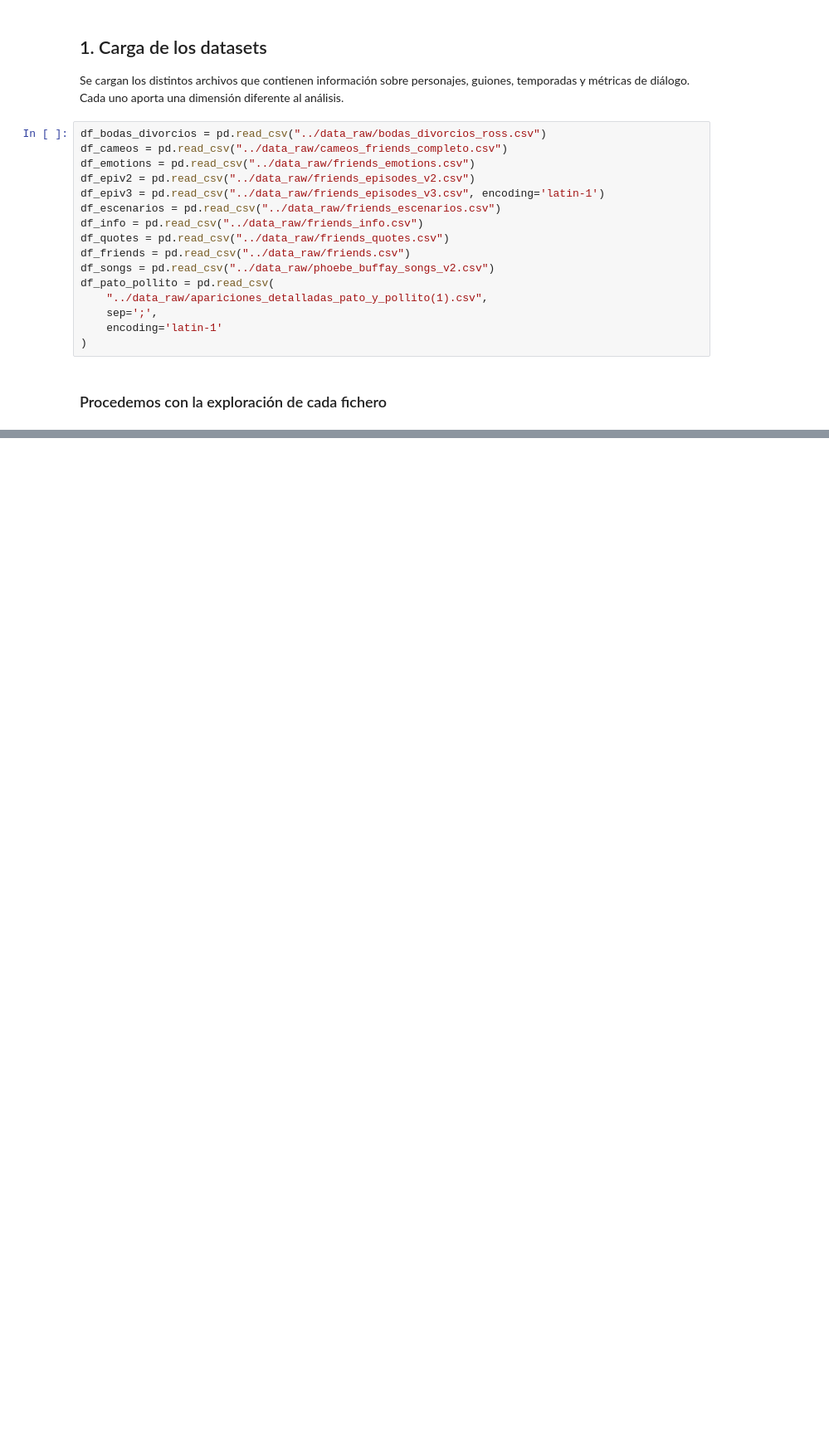
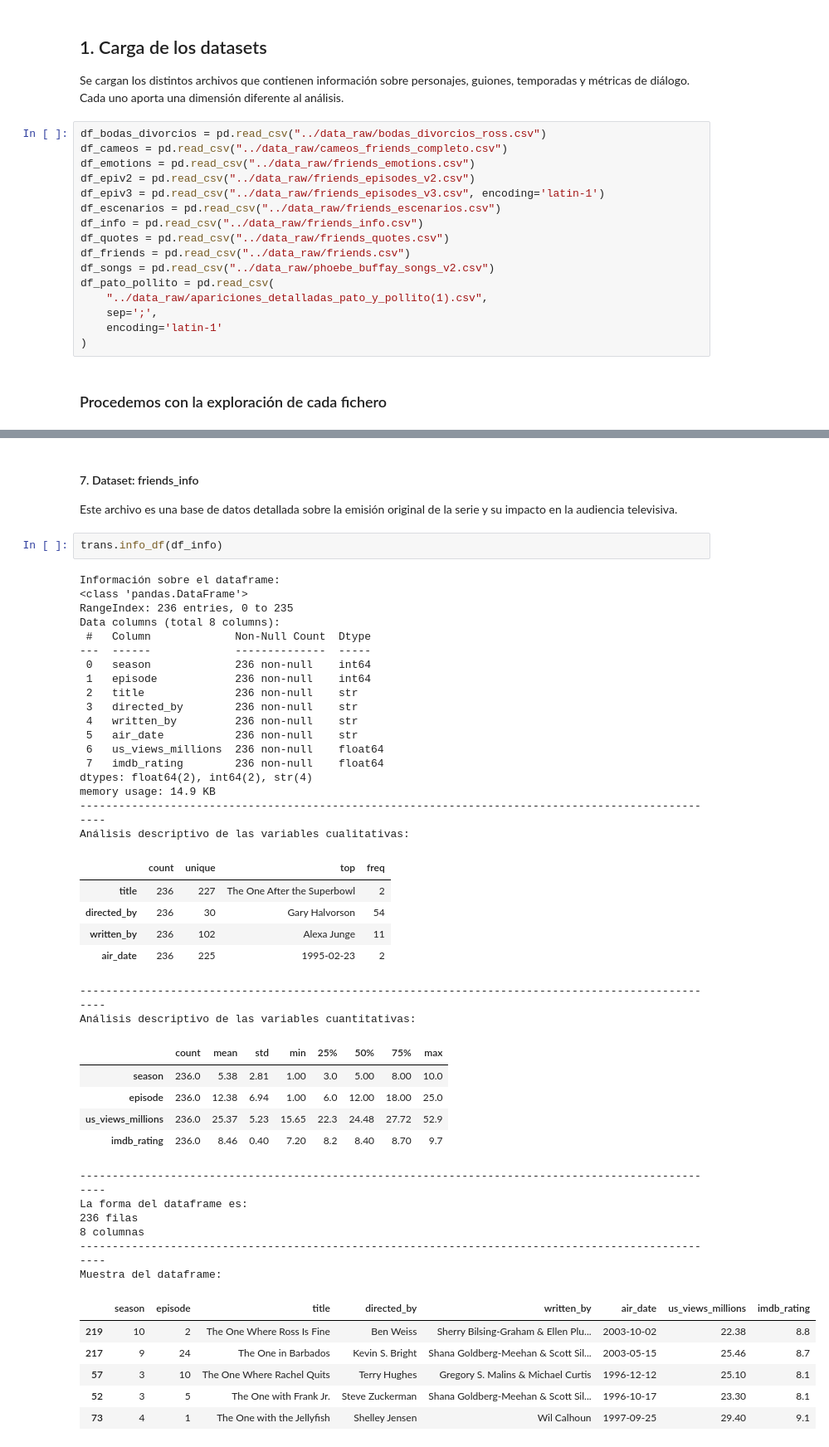
Before and after one commit to Dacil235/friends-analytics-workflow, a Jupyter notebook: notebooks/01_eda_friends.ipynb, the cells around one changed output, grey strips where cells are left out. Shown at 83% size. Cells and saved outputs as stored; diff of their text form; blank space fills up the shorter version.

```diff
--- a/notebooks/01_eda_friends.ipynb
+++ b/notebooks/01_eda_friends.ipynb
@@ -94,0 +470,49 @@ Muestra del dataframe:
+# %% [markdown]
+#### 7. Dataset: friends_info
+
+Este archivo es una base de datos detallada sobre la emisión original de la serie y su impacto en la audiencia televisiva.
+# %%
+trans.info_df(df_info)
+# %% [output]
+Información sobre el dataframe:
+<class 'pandas.DataFrame'>
+RangeIndex: 236 entries, 0 to 235
+Data columns (total 8 columns):
+ #   Column             Non-Null Count  Dtype
+---  ------             --------------  -----
+ 0   season             236 non-null    int64
+ 1   episode            236 non-null    int64
+ 2   title              236 non-null    str
+ 3   directed_by        236 non-null    str
+ 4   written_by         236 non-null    str
+ 5   air_date           236 non-null    str
+ 6   us_views_millions  236 non-null    float64
+ 7   imdb_rating        236 non-null    float64
+dtypes: float64(2), int64(2), str(4)
+memory usage: 14.9 KB
+----------------------------------------------------------------------------------------------------
+Análisis descriptivo de las variables cualitativas:
+|  | count | unique | top | freq |
+| title | 236 | 227 | The One After the Superbowl | 2 |
+| directed_by | 236 | 30 | Gary Halvorson | 54 |
+| written_by | 236 | 102 | Alexa Junge | 11 |
+| air_date | 236 | 225 | 1995-02-23 | 2 |
+----------------------------------------------------------------------------------------------------
+Análisis descriptivo de las variables cuantitativas:
+|  | count | mean | std | min | 25% | 50% | 75% | max |
+| season | 236.0 | 5.38 | 2.81 | 1.00 | 3.0 | 5.00 | 8.00 | 10.0 |
+| episode | 236.0 | 12.38 | 6.94 | 1.00 | 6.0 | 12.00 | 18.00 | 25.0 |
+| us_views_millions | 236.0 | 25.37 | 5.23 | 15.65 | 22.3 | 24.48 | 27.72 | 52.9 |
+| imdb_rating | 236.0 | 8.46 | 0.40 | 7.20 | 8.2 | 8.40 | 8.70 | 9.7 |
+----------------------------------------------------------------------------------------------------
+La forma del dataframe es:
+236 filas
+8 columnas
+----------------------------------------------------------------------------------------------------
+Muestra del dataframe:
+|  | season | episode | title | directed_by | written_by | air_date | us_views_millions | imdb_rating |
+| 219 | 10 | 2 | The One Where Ross Is Fine | Ben Weiss | Sherry Bilsing-Graham & Ellen Plu... | 2003-10-02 | 22.38 | 8.8 |
+| 217 | 9 | 24 | The One in Barbados | Kevin S. Bright | Shana Goldberg-Meehan & Scott Sil... | 2003-05-15 | 25.46 | 8.7 |
+| 57 | 3 | 10 | The One Where Rachel Quits | Terry Hughes | Gregory S. Malins & Michael Curtis | 1996-12-12 | 25.10 | 8.1 |
+| 52 | 3 | 5 | The One with Frank Jr. | Steve Zuckerman | Shana Goldberg-Meehan & Scott Sil... | 1996-10-17 | 23.30 | 8.1 |
+| 73 | 4 | 1 | The One with the Jellyfish | Shelley Jensen | Wil Calhoun | 1997-09-25 | 29.40 | 9.1 |
```
Also changed, not shown: parts of 43 cells of this notebook, 1 other file.
